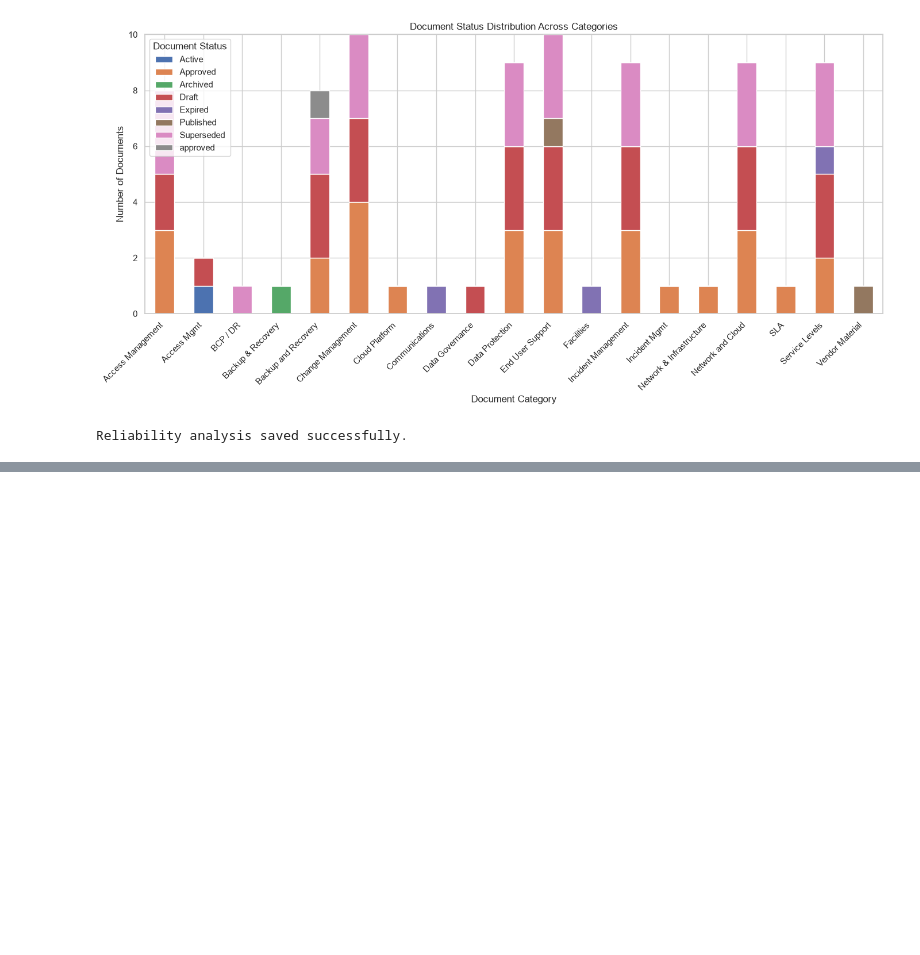
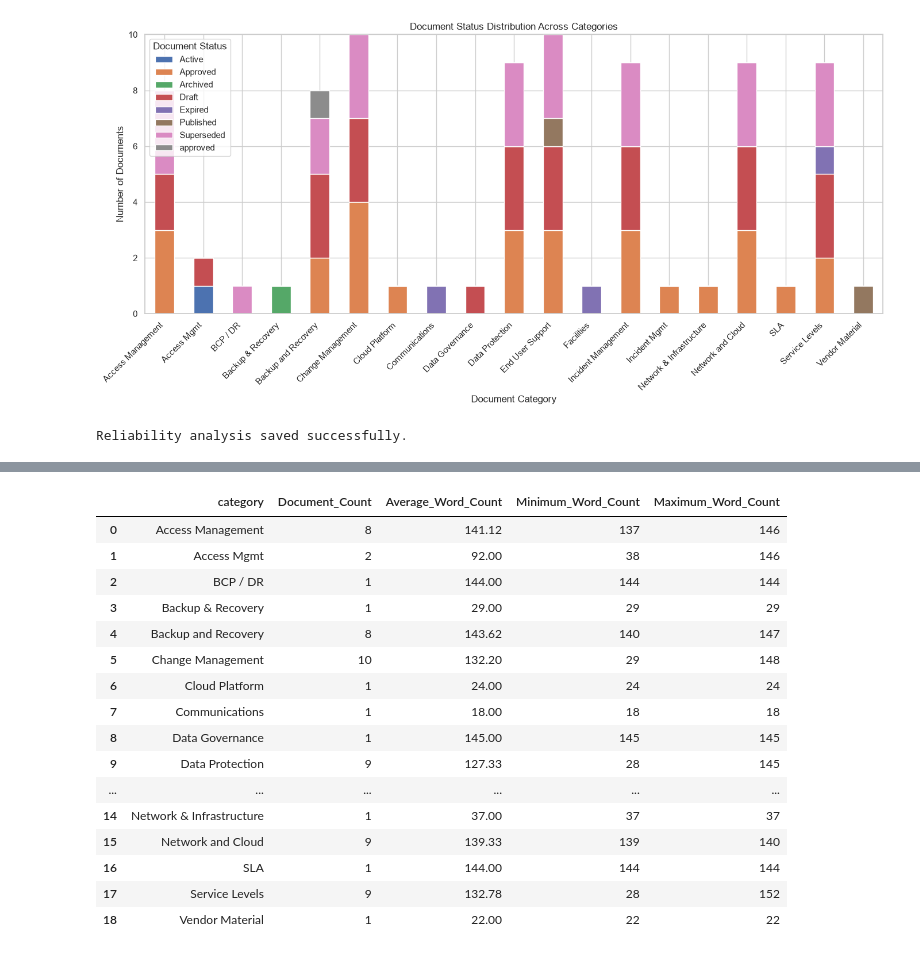
Before and after one commit to anurag-insights/RAG-Based-AI-Document-Assistant-, a Jupyter notebook: notebooks/01_EDA.ipynb, the cells around one changed output, grey strips where cells are left out. Cells and saved outputs as stored; diff of their text form; code cells hidden in the pictures; blank space fills up the shorter version.

Commit message:
EDA Summary and Report Generation

```diff
--- a/notebooks/01_EDA.ipynb
+++ b/notebooks/01_EDA.ipynb
@@ -1146,0 +1202,35 @@ Reliability analysis saved successfully.
+# %%
+category_summary = (
+    df.groupby("category", dropna=False)
+    .agg(
+        Document_Count=("document_id", "count"),
+        Average_Word_Count=("word_count", "mean"),
+        Minimum_Word_Count=("word_count", "min"),
+        Maximum_Word_Count=("word_count", "max")
+    )
+    .reset_index()
+)
+
+category_summary["Average_Word_Count"] = (
+    category_summary["Average_Word_Count"].round(2)
+)
+
+category_summary
+# %% [output]
+|  | category | Document_Count | Average_Word_Count | Minimum_Word_Count | Maximum_Word_Count |
+| 0 | Access Management | 8 | 141.12 | 137 | 146 |
+| 1 | Access Mgmt | 2 | 92.00 | 38 | 146 |
+| 2 | BCP / DR | 1 | 144.00 | 144 | 144 |
+| 3 | Backup & Recovery | 1 | 29.00 | 29 | 29 |
+| 4 | Backup and Recovery | 8 | 143.62 | 140 | 147 |
+| 5 | Change Management | 10 | 132.20 | 29 | 148 |
+| 6 | Cloud Platform | 1 | 24.00 | 24 | 24 |
+| 7 | Communications | 1 | 18.00 | 18 | 18 |
+| 8 | Data Governance | 1 | 145.00 | 145 | 145 |
+| 9 | Data Protection | 9 | 127.33 | 28 | 145 |
+| ... | ... | ... | ... | ... | ... |
+| 14 | Network & Infrastructure | 1 | 37.00 | 37 | 37 |
+| 15 | Network and Cloud | 9 | 139.33 | 139 | 140 |
+| 16 | SLA | 1 | 144.00 | 144 | 144 |
+| 17 | Service Levels | 9 | 132.78 | 28 | 152 |
+| 18 | Vendor Material | 1 | 22.00 | 22 | 22 |
```
Also changed, not shown: parts of 5 cells of this notebook.
